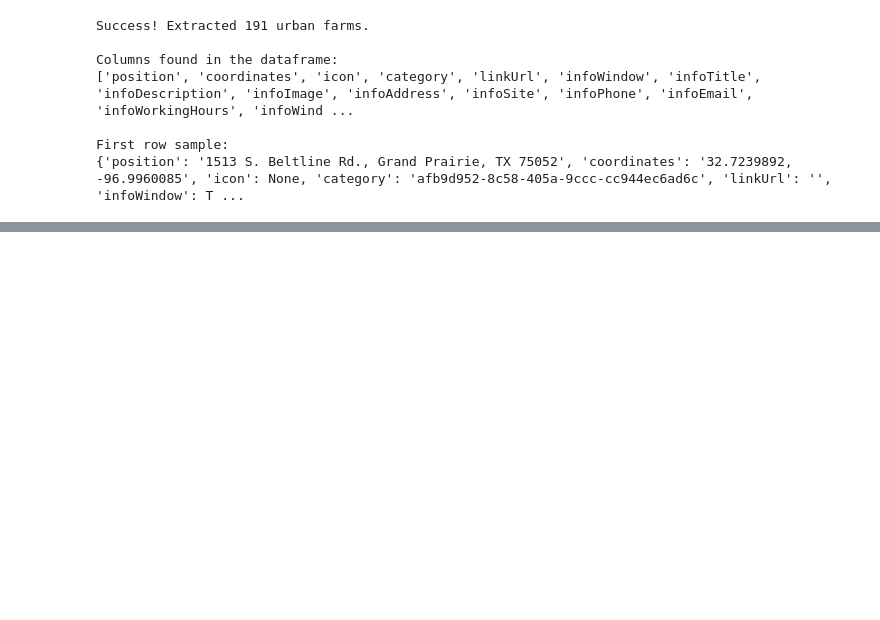
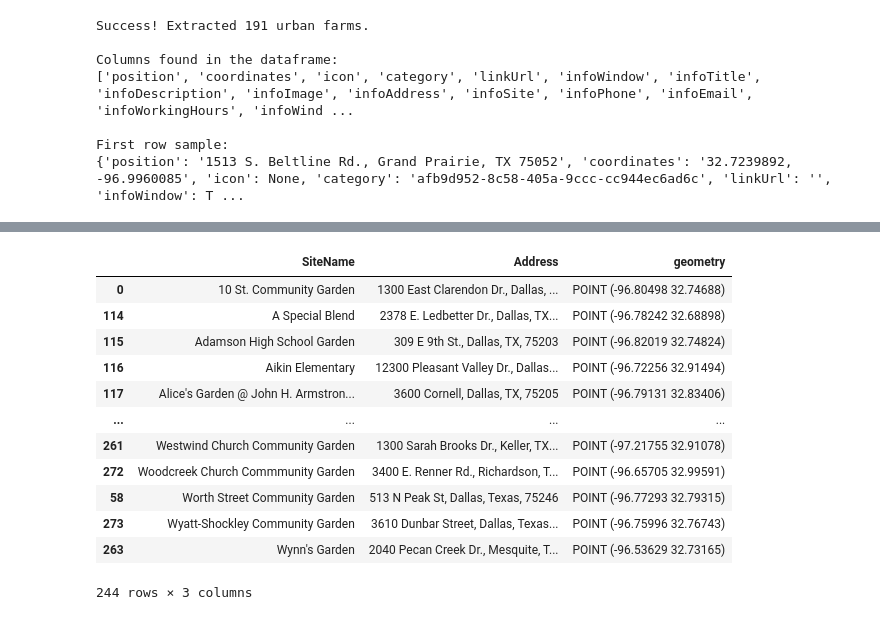
Before and after one commit to sarazarea26/fooddesertproject, a Jupyter notebook: urbanFarmScraping.ipynb, the cells around one changed output, grey strips where cells are left out. Drawn from its saved outputs; the diff is of its cells as text; code cells hidden in the pictures; blank space fills up the shorter version.

```diff
--- a/urbanFarmScraping.ipynb
+++ b/urbanFarmScraping.ipynb
@@ -348,0 +386,52 @@ farms_clean_df.to_csv("dallasUrbanFarms.csv", index=False)
+# %%
+from shapely.geometry import Point
+
+# 1. Identify the index label of the row you want to fix
+row_index = 199 # Replace with the actual index number of the broken row
+
+# 2. Create the new, correct geometry (Remember: Longitude first!)
+correct_point = Point(-96.76281377866194, 32.97141589057731)
+
+# 3. Use .at to surgically replace the geometry in that exact cell
+dallasFarmsGDF.at[row_index, 'geometry'] = correct_point
+# %%
+# 1. Project to meters
+gdf_meters = dallasFarmsGDF.to_crs(epsg=3857)
+
+# 2. THE ULTIMATE FIX: Filter out missing, empty, AND ghost coordinates
+gdf_meters_valid = gdf_meters[
+    ~gdf_meters.geometry.isna() &
+    ~gdf_meters.geometry.is_empty &
+    ~gdf_meters.geometry.x.isna()  # Catches the POINT (nan nan)
+].copy()
+
+# 3. Extract the clean coordinates
+coords = gdf_meters_valid.get_coordinates()
+
+# 4. Run DBSCAN
+clustering = DBSCAN(eps=50, min_samples=1).fit(coords)
+
+# 4. Assign the resulting cluster IDs back to your original GeoDataFrame
+dallasFarmsGDF['cluster_id'] = clustering.labels_
+
+# 5. Drop duplicates based on the shared cluster ID
+dallasFarmsCleanGDF = dallasFarmsGDF.drop_duplicates(subset=['cluster_id'], keep='first')
+
+# 6. Clean up
+dallasFarmsCleanGDF = dallasFarmsCleanGDF.drop(columns=['cluster_id'])
+# %%
+dallasFarmsCleanGDF.to_file('dallasFarmsClean.geojson', driver='GeoJSON')
+# %% [output]
+|  | SiteName | Address | geometry |
+| 0 | 10 St. Community Garden | 1300 East Clarendon Dr., Dallas, ... | POINT (-96.80498 32.74688) |
+| 114 | A Special Blend | 2378 E. Ledbetter Dr., Dallas, TX... | POINT (-96.78242 32.68898) |
+| 115 | Adamson High School Garden | 309 E 9th St., Dallas, TX, 75203 | POINT (-96.82019 32.74824) |
+| 116 | Aikin Elementary | 12300 Pleasant Valley Dr., Dallas... | POINT (-96.72256 32.91494) |
+| 117 | Alice's Garden @ John H. Armstron... | 3600 Cornell, Dallas, TX, 75205 | POINT (-96.79131 32.83406) |
+| ... | ... | ... | ... |
+| 261 | Westwind Church Community Garden | 1300 Sarah Brooks Dr., Keller, TX... | POINT (-97.21755 32.91078) |
+| 272 | Woodcreek Church Commmunity Garden | 3400 E. Renner Rd., Richardson, T... | POINT (-96.65705 32.99591) |
+| 58 | Worth Street Community Garden | 513 N Peak St, Dallas, Texas, 75246 | POINT (-96.77293 32.79315) |
+| 273 | Wyatt-Shockley Community Garden | 3610 Dunbar Street, Dallas, Texas... | POINT (-96.75996 32.76743) |
+| 263 | Wynn's Garden | 2040 Pecan Creek Dr., Mesquite, T... | POINT (-96.53629 32.73165) |
+244 rows × 3 columns
```
Also changed, not shown: parts of 35 cells of this notebook, 4 other files.
